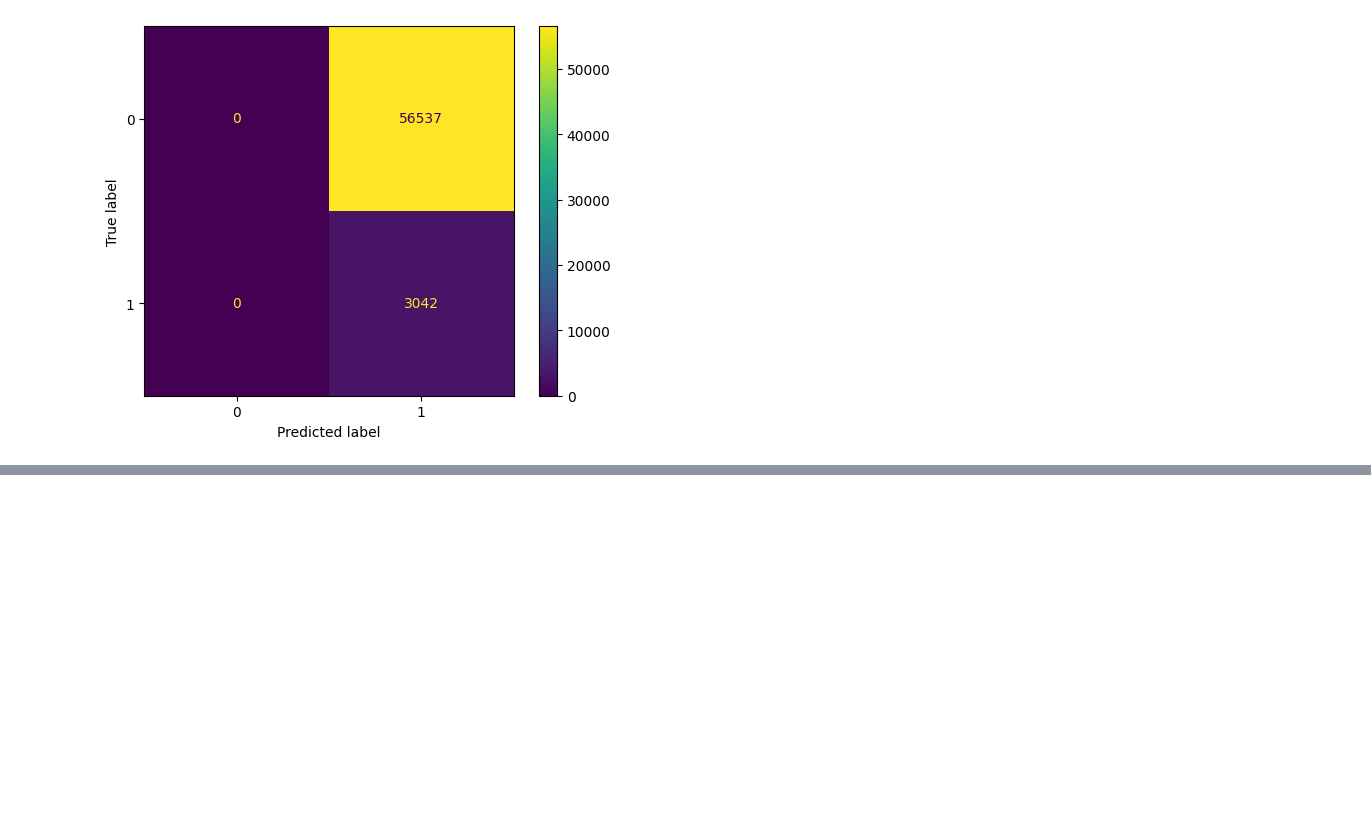
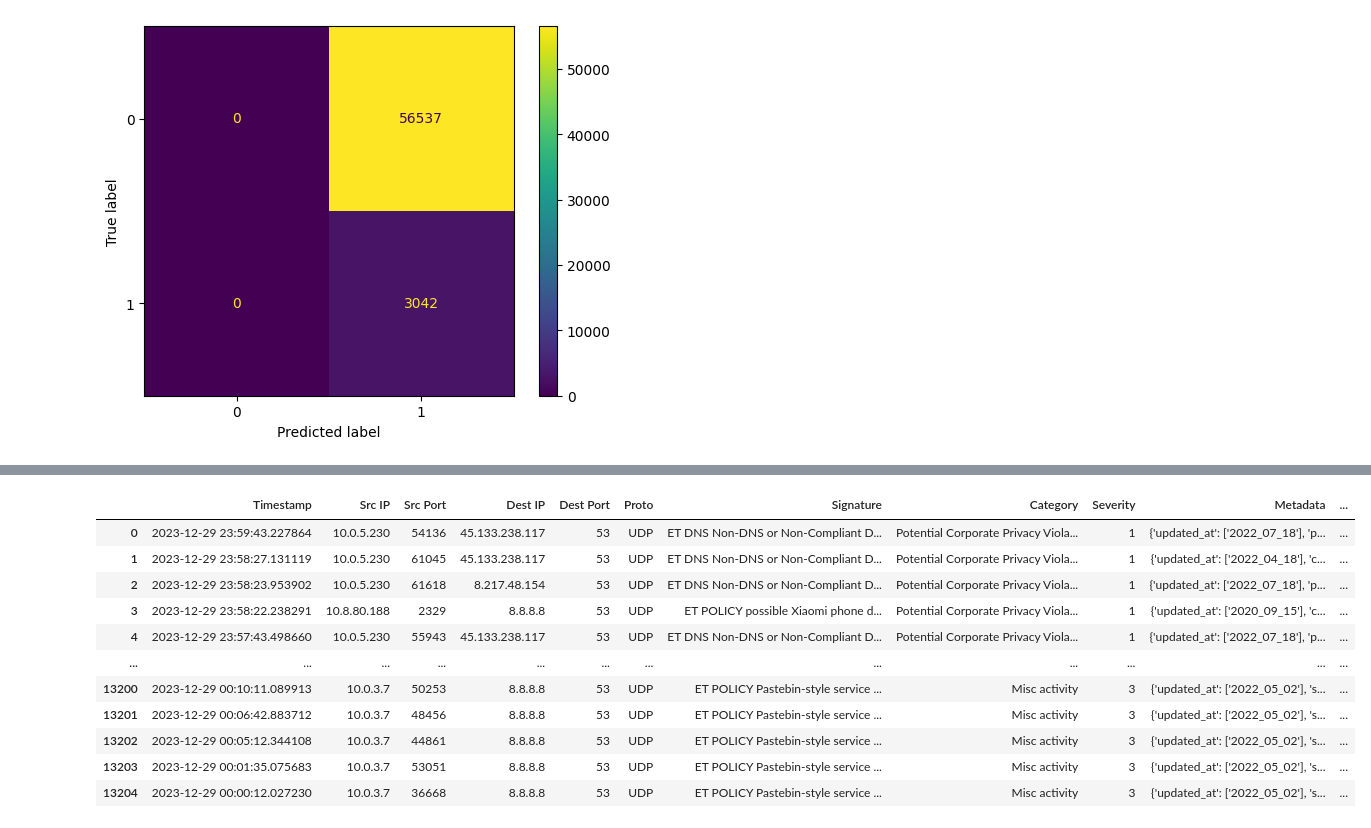
Before and after one commit to YuCheng1122/handson-ml3, a Jupyter notebook: Practice/SVMv1.ipynb, the cells around one changed output, grey strips where cells are left out. Drawn from its saved outputs; the diff is of its cells as text; code cells hidden in the pictures; blank space fills up the shorter version.

```diff
--- a/Practice/SVMv1.ipynb
+++ b/Practice/SVMv1.ipynb
@@ -595,3 +595,89 @@ ConfusionMatrixDisplay(confusion_matrix=conf_matrix).plot()
 plt.show()
 # %% [output]
 [figure]
+# %%
+import ipaddress
+from sklearn.preprocessing import LabelEncoder
+import pandas as pd
+import glob
+
+# 設定你的目錄路徑
+directory_path = 'C:/Users/Tommy/Desktop/eventData/AICTD/'
+
+# 使用glob來找到該目錄下的所有CSV檔案
+csv_files = glob.glob(directory_path + '2023-12-29_severity_*.csv')
+
+# 用於儲存所有DataFrame的列表
+dfs = []
+
+# 遍歷找到的CSV檔案，並將每個檔案讀取為一個DataFrame
+for file in csv_files:
+    df = pd.read_csv(file)
+    dfs.append(df)
+
+# 合併所有DataFrame
+combined_df = pd.concat(dfs, ignore_index=True)
+
+combined_df['timestamp'] = pd.to_datetime(combined_df['Timestamp'])
+combined_df['hour'] = combined_df['timestamp'].dt.hour
+combined_df['minute'] = combined_df['timestamp'].dt.minute
+
+# 定義一個函數來判斷時間是否為上班時間
+
+
+def is_work_time(hour):
+    return '上班' if 9 <= hour < 18 else '下班'
+
+
+# 使用apply函數應用上述函數
+combined_df['work_time'] = combined_df['hour'].apply(is_work_time)
+
+
+# 為 category 和 signature 創建獨立的 LabelEncoder 實例
+signature_encoder = LabelEncoder()
+category_encoder = LabelEncoder()
+
+combined_df['category'] = category_encoder.fit_transform(
+    combined_df['Category'])
+combined_df['signature'] = signature_encoder.fit_transform(
+    combined_df['Signature'])
+
+# 顯示 signature
+print("Signature classes:", list(signature_encoder.classes_))
+print("Signature encoded values:",
+      signature_encoder.transform(signature_encoder.classes_))
+
+# 顯示 Category
+print("Category classes:", list(category_encoder.classes_))
+print("Category encoded values:",
+      category_encoder.transform(category_encoder.classes_))
+
+
+def ip_to_int(ip):
+    try:
+        return int(ipaddress.ip_address(ip))
+    except ValueError:
+        return None
+
+combined_df['source_ip_encoded'] = combined_df['Src IP'].apply(ip_to_int)
+combined_df['destination_ip_encoded'] = combined_df['Dest IP'].apply(ip_to_int)
+
+
+def categorize_ip_class(ip):
+    if ip.startswith('10.'):
+        return 'Class A Private'
+    elif ip.startswith('172.'):
+        return 'Class B Private'
+    elif ip.startswith('192.168.'):
+        return 'Class C Private'
+    else:
+        return 'Public'
+
+
+combined_df['source_ip_class'] = combined_df['Src IP'].apply(
+    categorize_ip_class)
+combined_df['destination_ip_class'] = combined_df['Dest IP'].apply(
+    categorize_ip_class)
+
+combined_df
+# %% [output]
@@ -597,0 +688,12 @@ plt.show()
+|  | Timestamp | Src IP | Src Port | Dest IP | Dest Port | Proto | Signature | Category | Severity | Metadata | ... |
+| 0 | 2023-12-29 23:59:43.227864 | 10.0.5.230 | 54136 | 45.133.238.117 | 53 | UDP | ET DNS Non-DNS or Non-Compliant D... | Potential Corporate Privacy Viola... | 1 | {'updated_at': ['2022_07_18'], 'p... | ... |
+| 1 | 2023-12-29 23:58:27.131119 | 10.0.5.230 | 61045 | 45.133.238.117 | 53 | UDP | ET DNS Non-DNS or Non-Compliant D... | Potential Corporate Privacy Viola... | 1 | {'updated_at': ['2022_04_18'], 'c... | ... |
+| 2 | 2023-12-29 23:58:23.953902 | 10.0.5.230 | 61618 | 8.217.48.154 | 53 | UDP | ET DNS Non-DNS or Non-Compliant D... | Potential Corporate Privacy Viola... | 1 | {'updated_at': ['2022_07_18'], 'p... | ... |
+| 3 | 2023-12-29 23:58:22.238291 | 10.8.80.188 | 2329 | 8.8.8.8 | 53 | UDP | ET POLICY possible Xiaomi phone d... | Potential Corporate Privacy Viola... | 1 | {'updated_at': ['2020_09_15'], 'c... | ... |
+| 4 | 2023-12-29 23:57:43.498660 | 10.0.5.230 | 55943 | 45.133.238.117 | 53 | UDP | ET DNS Non-DNS or Non-Compliant D... | Potential Corporate Privacy Viola... | 1 | {'updated_at': ['2022_07_18'], 'p... | ... |
+| ... | ... | ... | ... | ... | ... | ... | ... | ... | ... | ... | ... |
+| 13200 | 2023-12-29 00:10:11.089913 | 10.0.3.7 | 50253 | 8.8.8.8 | 53 | UDP | ET POLICY Pastebin-style service ... | Misc activity | 3 | {'updated_at': ['2022_05_02'], 's... | ... |
+| 13201 | 2023-12-29 00:06:42.883712 | 10.0.3.7 | 48456 | 8.8.8.8 | 53 | UDP | ET POLICY Pastebin-style service ... | Misc activity | 3 | {'updated_at': ['2022_05_02'], 's... | ... |
+| 13202 | 2023-12-29 00:05:12.344108 | 10.0.3.7 | 44861 | 8.8.8.8 | 53 | UDP | ET POLICY Pastebin-style service ... | Misc activity | 3 | {'updated_at': ['2022_05_02'], 's... | ... |
+| 13203 | 2023-12-29 00:01:35.075683 | 10.0.3.7 | 53051 | 8.8.8.8 | 53 | UDP | ET POLICY Pastebin-style service ... | Misc activity | 3 | {'updated_at': ['2022_05_02'], 's... | ... |
+| 13204 | 2023-12-29 00:00:12.027230 | 10.0.3.7 | 36668 | 8.8.8.8 | 53 | UDP | ET POLICY Pastebin-style service ... | Misc activity | 3 | {'updated_at': ['2022_05_02'], 's... | ... |
```
Also changed, not shown: parts of 5 cells of this notebook, 1 other file.
